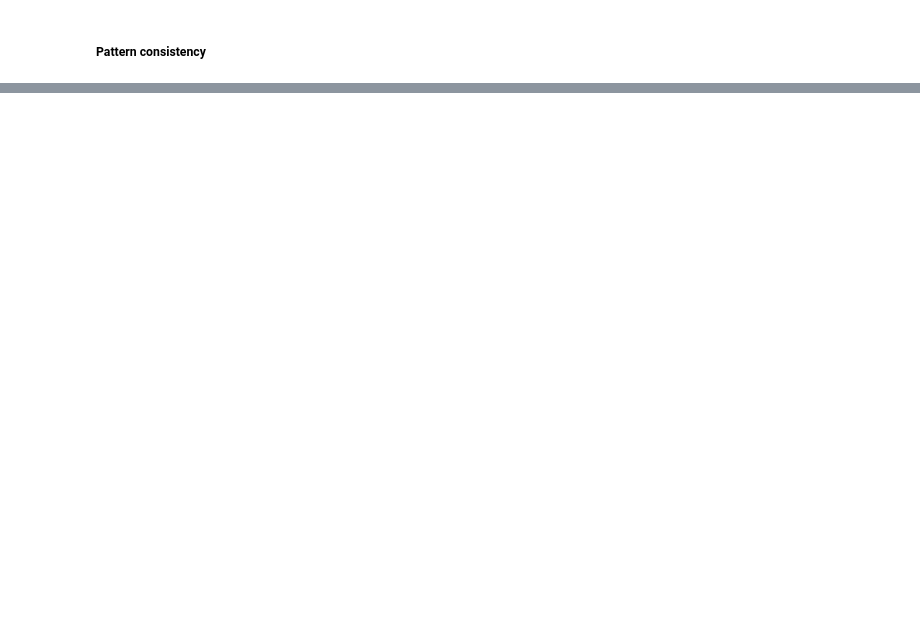
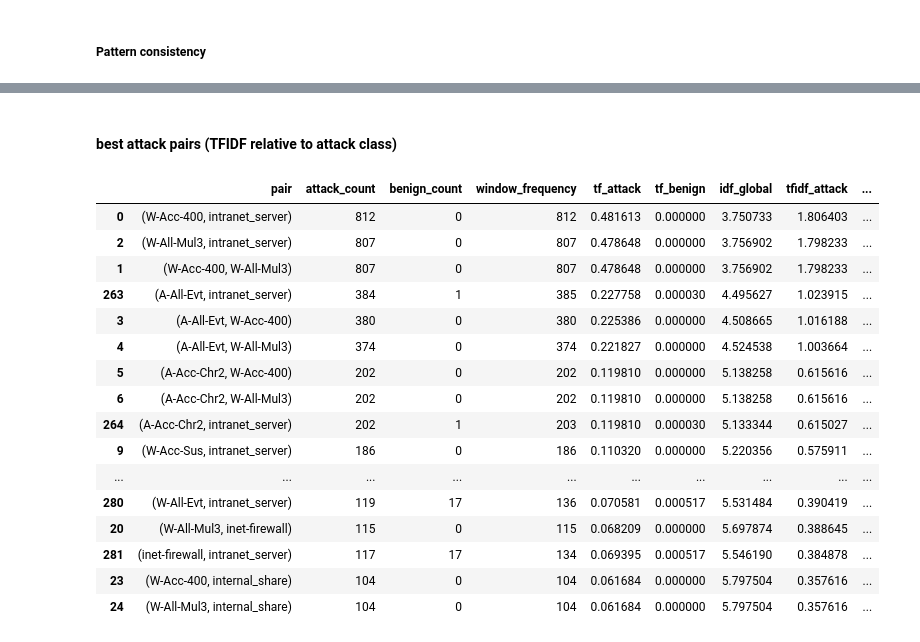
Before and after one commit to annaneliaa/msc-thesis, a Jupyter notebook: src/thesis/notebooks/eda.ipynb, the cells around one changed output, grey strips where cells are left out. Cells and saved outputs as stored; diff of their text form; code cells hidden in the pictures; blank space fills up the shorter version.

Commit message:
ran class specific tfidf on eda pairs

```diff
--- a/src/thesis/notebooks/eda.ipynb
+++ b/src/thesis/notebooks/eda.ipynb
@@ -454,0 +526,31 @@ plt.show()
+# %%
+n_attack_windows = len(attack_transactions)
+n_benign_windows = len(benign_transactions)
+
+pair_tfidf = compute_pair_tfidf_by_class(
+    pair_df=pair_metrics_df[["pair", "attack_count", "benign_count"]].copy(),
+    n_attack_windows=n_attack_windows,
+    n_benign_windows=n_benign_windows,
+)
+# %% [markdown]
+#### best attack pairs (TFIDF relative to attack class)
+# %%
+pair_tfidf.sort_values("tfidf_attack", ascending=False).head(30)
+# %% [output]
+|  | pair | attack_count | benign_count | window_frequency | tf_attack | tf_benign | idf_global | tfidf_attack | ... |
+| 0 | (W-Acc-400, intranet_server) | 812 | 0 | 812 | 0.481613 | 0.000000 | 3.750733 | 1.806403 | ... |
+| 2 | (W-All-Mul3, intranet_server) | 807 | 0 | 807 | 0.478648 | 0.000000 | 3.756902 | 1.798233 | ... |
+| 1 | (W-Acc-400, W-All-Mul3) | 807 | 0 | 807 | 0.478648 | 0.000000 | 3.756902 | 1.798233 | ... |
+| 263 | (A-All-Evt, intranet_server) | 384 | 1 | 385 | 0.227758 | 0.000030 | 4.495627 | 1.023915 | ... |
+| 3 | (A-All-Evt, W-Acc-400) | 380 | 0 | 380 | 0.225386 | 0.000000 | 4.508665 | 1.016188 | ... |
+| 4 | (A-All-Evt, W-All-Mul3) | 374 | 0 | 374 | 0.221827 | 0.000000 | 4.524538 | 1.003664 | ... |
+| 5 | (A-Acc-Chr2, W-Acc-400) | 202 | 0 | 202 | 0.119810 | 0.000000 | 5.138258 | 0.615616 | ... |
+| 6 | (A-Acc-Chr2, W-All-Mul3) | 202 | 0 | 202 | 0.119810 | 0.000000 | 5.138258 | 0.615616 | ... |
+| 264 | (A-Acc-Chr2, intranet_server) | 202 | 1 | 203 | 0.119810 | 0.000030 | 5.133344 | 0.615027 | ... |
+| 9 | (W-Acc-Sus, intranet_server) | 186 | 0 | 186 | 0.110320 | 0.000000 | 5.220356 | 0.575911 | ... |
+| ... | ... | ... | ... | ... | ... | ... | ... | ... | ... |
+| 280 | (W-All-Evt, intranet_server) | 119 | 17 | 136 | 0.070581 | 0.000517 | 5.531484 | 0.390419 | ... |
+| 20 | (W-All-Mul3, inet-firewall) | 115 | 0 | 115 | 0.068209 | 0.000000 | 5.697874 | 0.388645 | ... |
+| 281 | (inet-firewall, intranet_server) | 117 | 17 | 134 | 0.069395 | 0.000517 | 5.546190 | 0.384878 | ... |
+| 23 | (W-Acc-400, internal_share) | 104 | 0 | 104 | 0.061684 | 0.000000 | 5.797504 | 0.357616 | ... |
+| 24 | (W-All-Mul3, internal_share) | 104 | 0 | 104 | 0.061684 | 0.000000 | 5.797504 | 0.357616 | ... |
```
Also changed, not shown: parts of 22 cells of this notebook.
